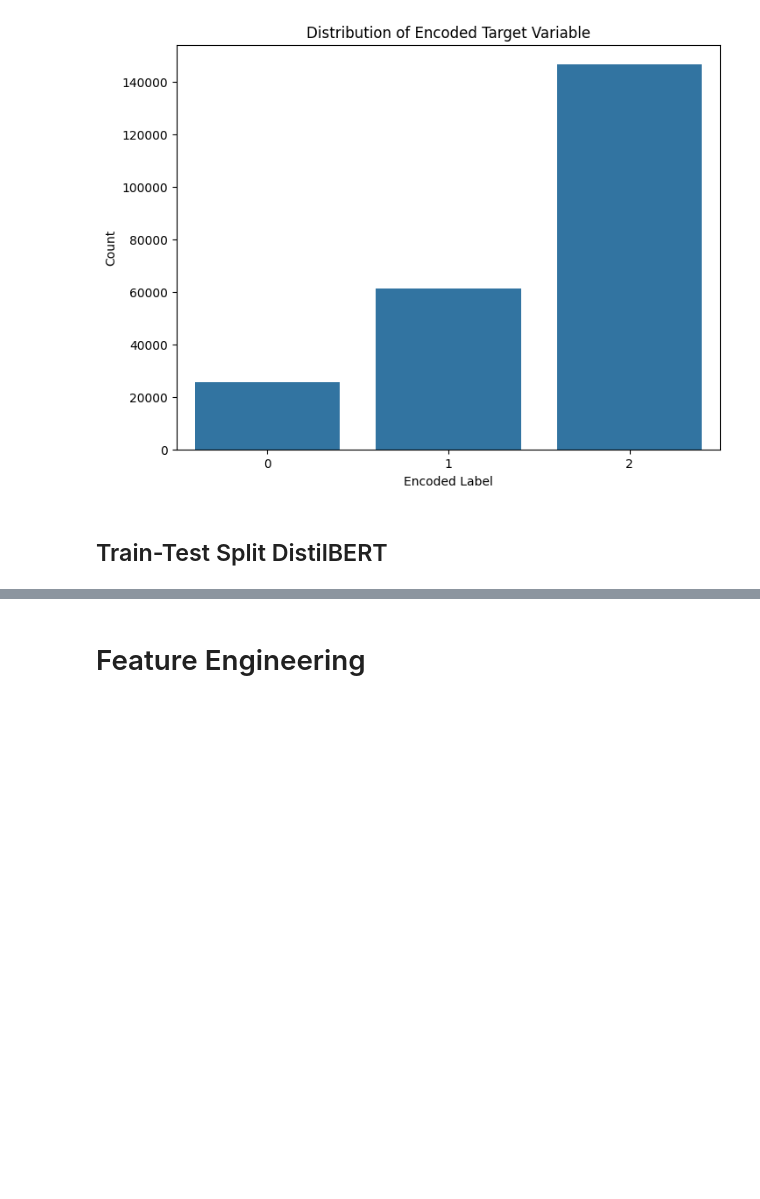
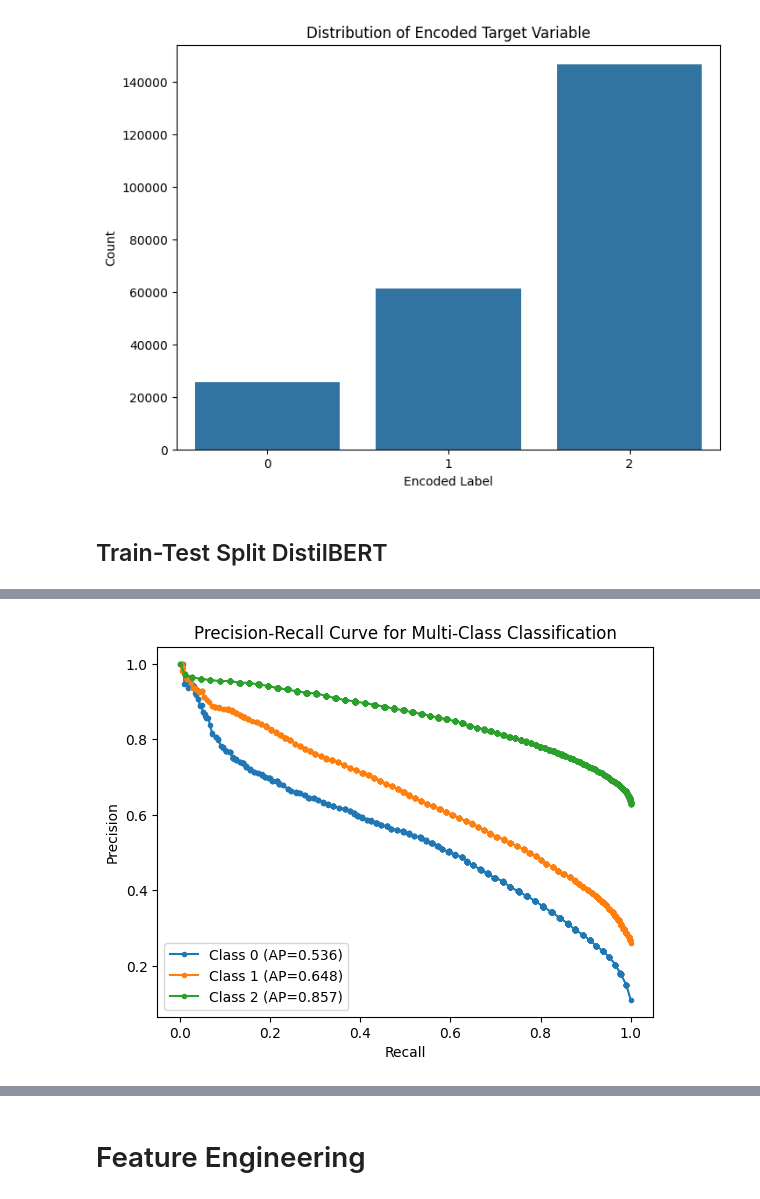
Before and after one commit to cody-mckeon/Search_Relevance, a Jupyter notebook: search_relevance.ipynb, the cells around one changed output, grey strips where cells are left out. Saved outputs shown, nothing was run; the diff lists cells and outputs as text; code cells hidden in the pictures; blank space fills up the shorter version.

```diff
--- a/search_relevance.ipynb
+++ b/search_relevance.ipynb
@@ -897,0 +1081,19 @@ ValueError: Found input variables with inconsistent numbers of samples: [104, 23
+# %%
+import joblib
+import pickle
+
+# Save the trained Random Forest model to Google Drive or local directory
+joblib.dump(rf_classifier, '/content/drive/MyDrive/Colab Notebooks/rf_classifier.pkl')
+
+# Save the predictions
+with open('/content/drive/MyDrive/Colab Notebooks/rf_predictions.pkl', 'wb') as f:
+  pickle.dump(y_pred, f)
+# %%
+import joblib
+
+# Load the saved Random Forest Model
+rf_classifer = joblib.load('/content/drive/MyDrive/Colab Notebooks/rf_classifier.pkl')
+
+# Load Predictions
+with open('/content/drive/MyDrive/Colab Notebooks/rf_predictions.pkl', 'rb') as f:
+  y_pred = pickle.load(f)
@@ -897,0 +1105,35 @@ ValueError: Found input variables with inconsistent numbers of samples: [104, 23
+# %%
+from sklearn.metrics import precision_recall_curve, average_precision_score
+from sklearn.preprocessing import label_binarize
+
+# Get predicted probabilities for each class
+y_probs = rf_classifier.predict_proba(X_test)
+
+# Get unique class labels
+classes = rf_classifier.classes_
+
+# Binarize y_text for multi-class (one vs. rest)
+y_test_bin = label_binarize(y_test, classes=classes)
+
+# Initialize lists for macro-averaging
+precision_list, recall_list, average_precision_list = [], [], []
+
+# Iterate over each class
+for i in range(len(classes)):
+  precision, recall, _ = precision_recall_curve(y_test_bin[:, i], y_probs[:, i])
+  average_precision = average_precision_score(y_test_bin[:, i], y_probs[:, i])
+  precision_list.append(precision)
+  recall_list.append(recall)
+  average_precision_list.append(average_precision)
+
+  # Plot precision-recall curve for each class
+  plt.plot(recall, precision, marker='.', label=f'Class {classes[i]} (AP={average_precision:.3f})')
+
+# Plotting details
+plt.xlabel('Recall')
+plt.ylabel('Precision')
+plt.title('Precision-Recall Curve for Multi-Class Classification')
+plt.legend(loc='lower left')
+plt.show()
+# %% [output]
+[figure, added]
```
Also changed, not shown: parts of 25 cells of this notebook.
